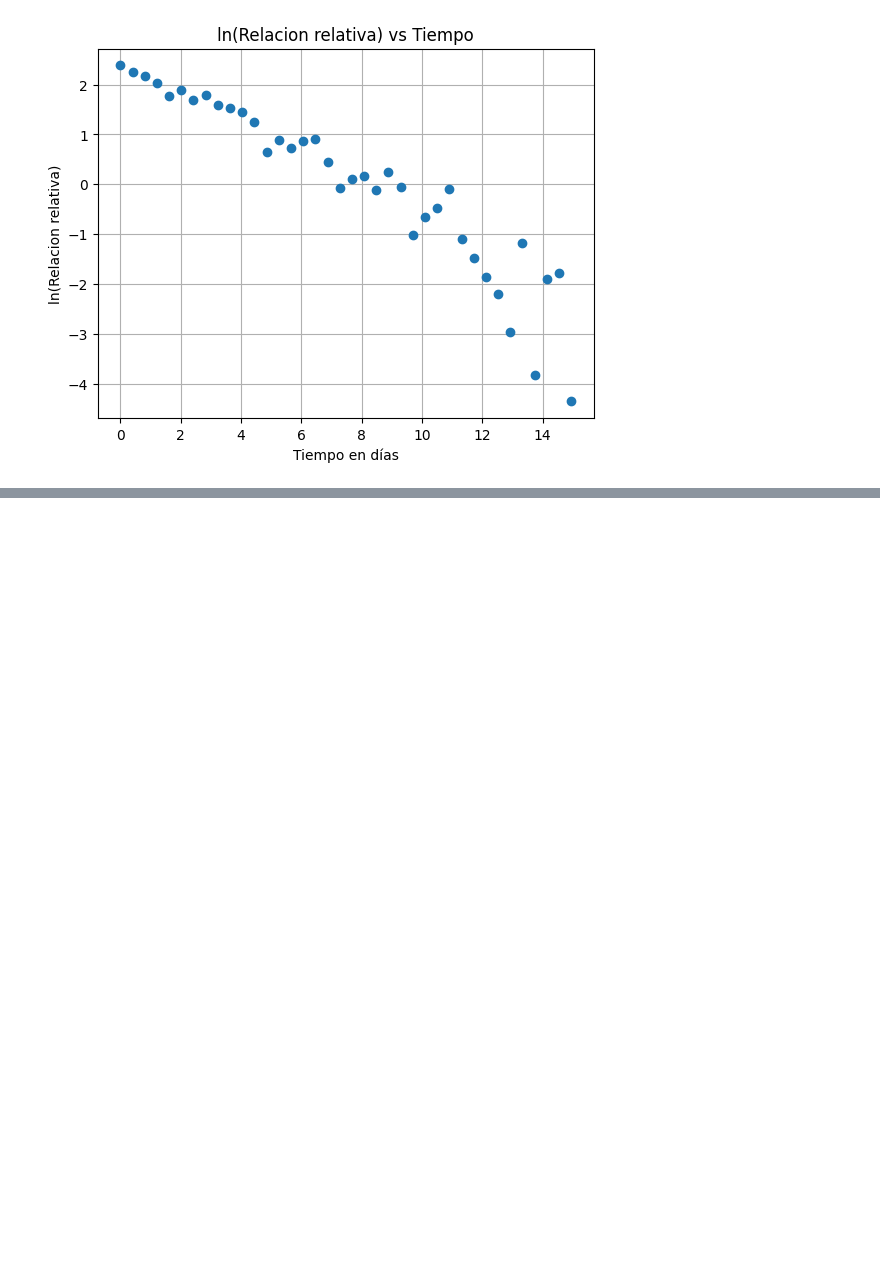
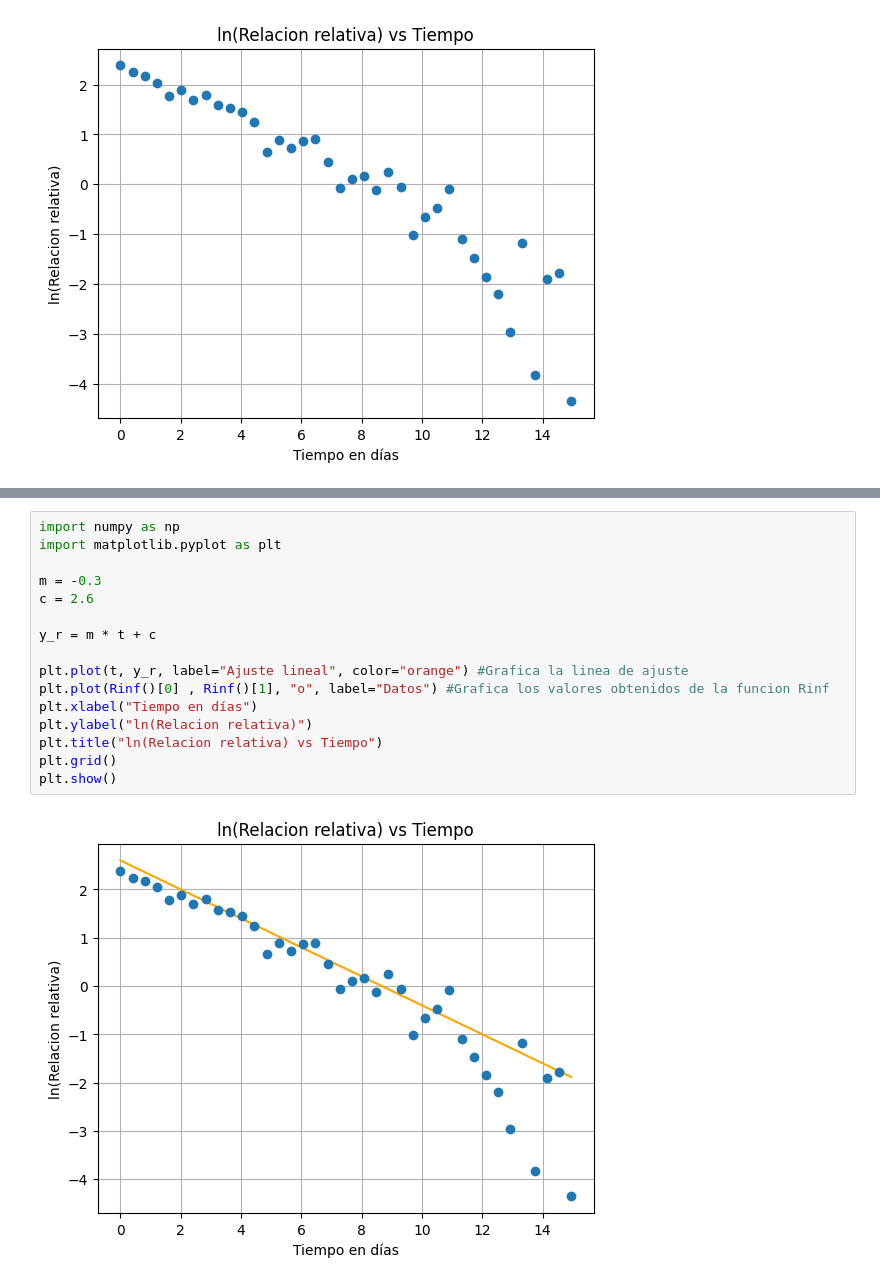
Before and after one commit to Bruniiiiin/Cosas-u, a Jupyter notebook: lc 1/Tareas/Tarea01/Tarea01.ipynb, the cells around one changed output, grey strips where cells are left out. Cells and saved outputs as stored; diff of their text form; blank space fills up the shorter version.

```diff
--- a/lc 1/Tareas/Tarea01/Tarea01.ipynb
+++ b/lc 1/Tareas/Tarea01/Tarea01.ipynb
@@ -253,0 +294,18 @@ plt.show()
+# %%
+import numpy as np
+import matplotlib.pyplot as plt
+
+m = -0.3
+c = 2.6
+
+y_r = m * t + c
+
+plt.plot(t, y_r, label="Ajuste lineal", color="orange") #Grafica la linea de ajuste
+plt.plot(Rinf()[0] , Rinf()[1], "o", label="Datos") #Grafica los valores obtenidos de la funcion Rinf
+plt.xlabel("Tiempo en días")
+plt.ylabel("ln(Relacion relativa)")
+plt.title("ln(Relacion relativa) vs Tiempo")
+plt.grid()
+plt.show()
+# %% [output]
+[figure, added]
```
Also changed, not shown: parts of 4 cells of this notebook, 2 other files.
